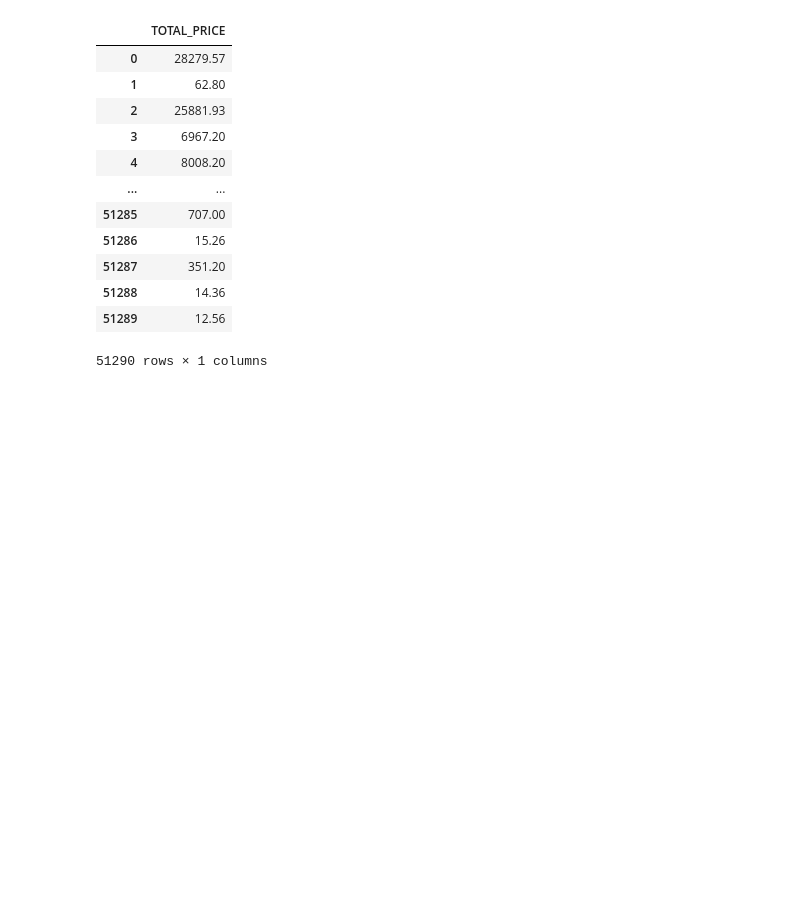
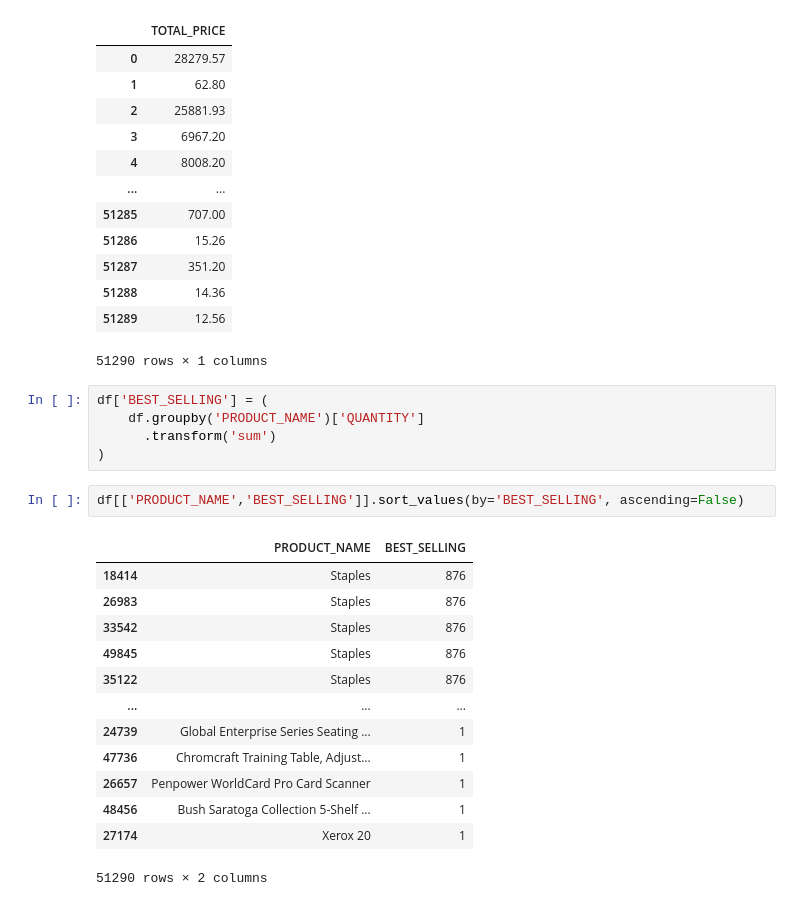
Before and after one commit to talibtahir/ETL, a Jupyter notebook: ETL_2.ipynb, the cells around one changed output. Cells and saved outputs as stored; diff of their text form; blank space fills up the shorter version.

```diff
--- a/ETL_2.ipynb
+++ b/ETL_2.ipynb
@@ -209,3 +209,24 @@ df[['TOTAL_PRICE']]
 | 51288 | 14.36 |
 | 51289 | 12.56 |
 51290 rows × 1 columns
+# %%
+df['BEST_SELLING'] = (
+    df.groupby('PRODUCT_NAME')['QUANTITY']
+      .transform('sum')
+)
+# %%
+df[['PRODUCT_NAME','BEST_SELLING']].sort_values(by='BEST_SELLING', ascending=False)
+# %% [output]
+|  | PRODUCT_NAME | BEST_SELLING |
+| 18414 | Staples | 876 |
+| 26983 | Staples | 876 |
+| 33542 | Staples | 876 |
+| 49845 | Staples | 876 |
+| 35122 | Staples | 876 |
+| ... | ... | ... |
+| 24739 | Global Enterprise Series Seating ... | 1 |
+| 47736 | Chromcraft Training Table, Adjust... | 1 |
+| 26657 | Penpower WorldCard Pro Card Scanner | 1 |
+| 48456 | Bush Saratoga Collection 5-Shelf ... | 1 |
+| 27174 | Xerox 20 | 1 |
+51290 rows × 2 columns
```
Also changed, not shown: parts of 5 cells of this notebook.
